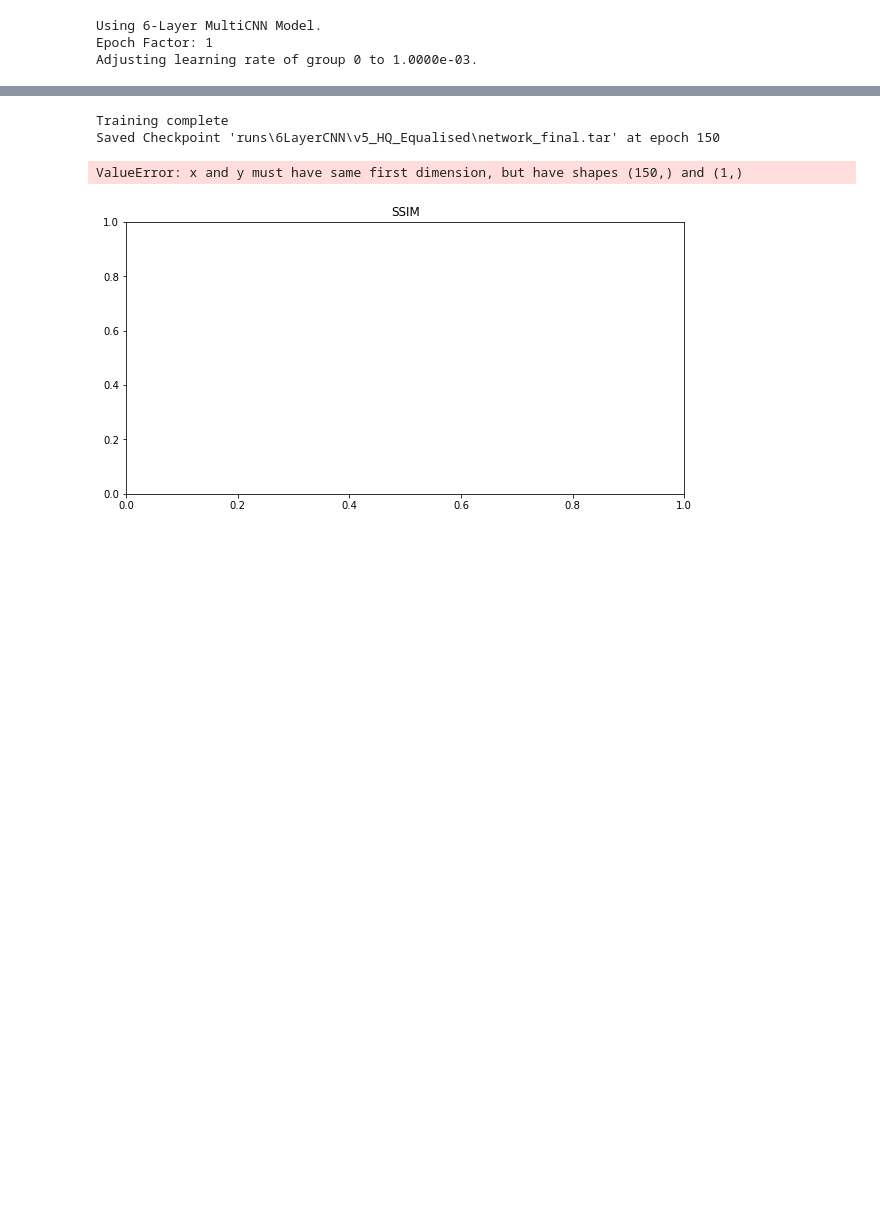
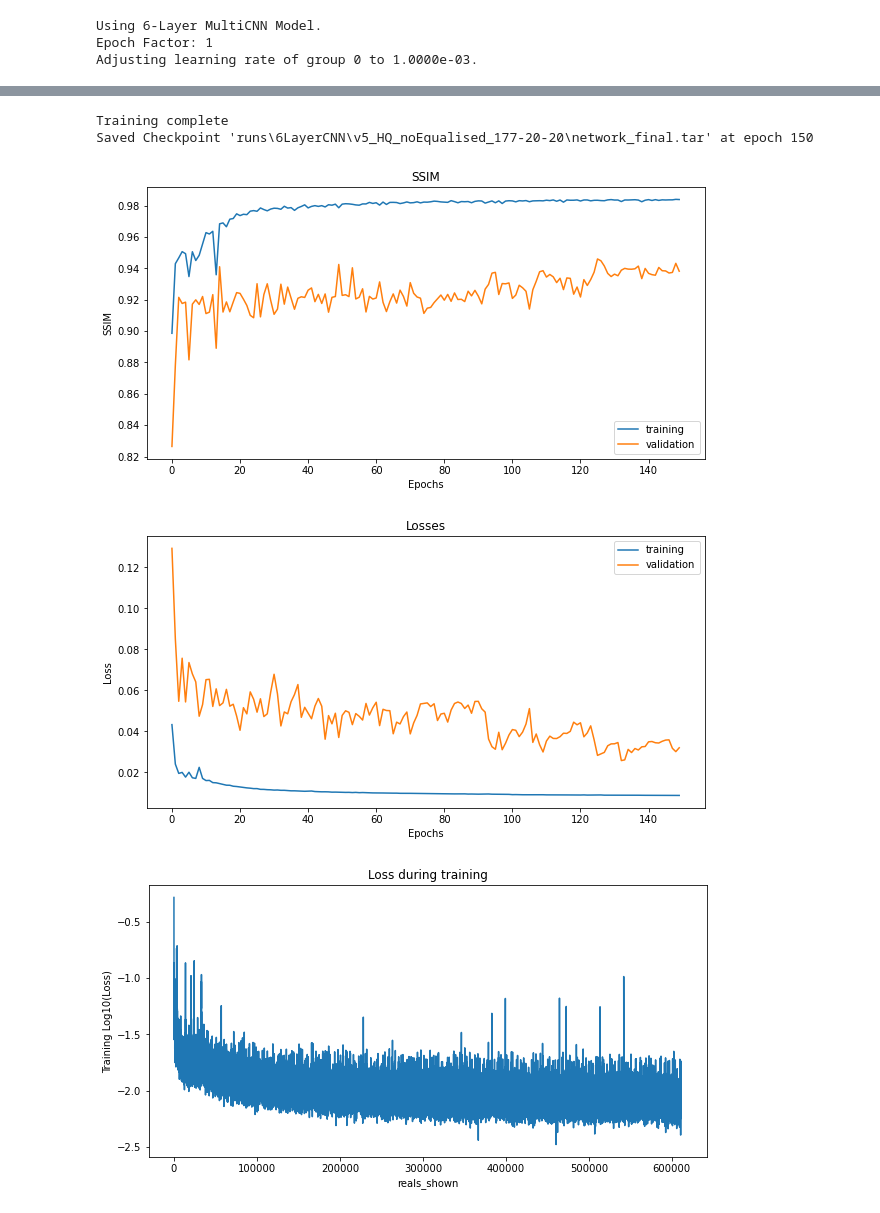
Before and after one commit to danielnflam/Deep-Learning-Models-for-bone-suppression-in-chest-radiographs, a Jupyter notebook: main.ipynb, the cells around one changed output, grey strips where cells are left out. Cells and saved outputs as stored; diff of their text form; code cells hidden in the pictures; blank space fills up the shorter version.

```diff
--- a/main.ipynb
+++ b/main.ipynb
@@ -23,14 +23,14 @@ flag_load_previous_save = False
 # Input Directories
 #data_BSE = "D:/data/JSRT/BSE_JSRT"
 #data_normal = "D:/data/JSRT/JSRT"
-data_BSE = "G:/DanielLam/JSRT/HQ_JSRT_and_BSE-JSRT/train_augmented_Equalise/suppressed/"
-data_normal = "G:/DanielLam/JSRT/HQ_JSRT_and_BSE-JSRT/train_augmented_Equalise/normal/"
+data_BSE = "G:/DanielLam/JSRT/HQ_JSRT_and_BSE-JSRT/177-20-20 split/train_augmented_noEqualise/suppressed/"
+data_normal = "G:/DanielLam/JSRT/HQ_JSRT_and_BSE-JSRT/177-20-20 split/train_augmented_noEqualise/normal/"
 
-data_val_normal = 'G:/DanielLam/JSRT/HQ_JSRT_and_BSE-JSRT/validate/normal'
-data_val_BSE = 'G:/DanielLam/JSRT/HQ_JSRT_and_BSE-JSRT/validate/suppressed/'
+data_val_normal = 'G:/DanielLam/JSRT/HQ_JSRT_and_BSE-JSRT/177-20-20 split/validate/normal'
+data_val_BSE = 'G:/DanielLam/JSRT/HQ_JSRT_and_BSE-JSRT/177-20-20 split/validate/suppressed/'
 
 # Save directories:
-output_save_directory = Path("./runs/6LayerCNN/v5_HQ_Equalised")
+output_save_directory = Path("./runs/6LayerCNN/v5_HQ_noEqualised_177-20-20")
 output_save_directory.mkdir(parents=True, exist_ok=True)
 PATH_SAVE_NETWORK_INTERMEDIATE = os.path.join(output_save_directory, 'network_intermediate.tar' )
 PATH_SAVE_NETWORK = os.path.join(output_save_directory, 'network_final.pt')
@@ -95,7 +95,7 @@ ds_training = datasets.JSRT_CXR(data_normal, data_BSE,
                       )
 ds_val = datasets.JSRT_CXR(data_val_normal, data_val_BSE,
                          transform=tvtransforms.Compose([
-                             custom_transforms.HistogramEqualisation(discriminator_keys_images),
+                             #custom_transforms.HistogramEqualisation(discriminator_keys_images),
                              custom_transforms.Resize(discriminator_keys_images, image_spatial_size),
                              custom_transforms.ToTensor(discriminator_keys_images),
                              ])
@@ -224,7 +224,7 @@ for epoch in range(start_epoch, total_num_epochs):
             with torch.no_grad():
                 val_cleaned = net(fixed_val_sample["source"].to(device)).detach().cpu()
             print("Printing to img_list")
-            img_list.append(vutils.make_grid(val_cleaned, padding=2, normalize=True))
+            img_list.append(vutils.make_grid(val_cleaned[0:1,0:1,:], padding=2, normalize=True))
         iters +=1
         if flag_debug and iters>=10:
             flag_break = True
@@ -346,13 +346,14 @@ torch.save({
             'loss': loss,
             'scheduler_state_dict': scheduler.state_dict(),
             'reals_shown': reals_shown_now
-            }, PATH_SAVE_NETWORK_INTERMEDIATE)
+            }, PATH_SAVE_NETWORK_FINAL)
 print("Saved Checkpoint '{}' at epoch {}".format(PATH_SAVE_NETWORK_FINAL, epoch+1))
 # %% [output]
 Training complete
-Saved Checkpoint 'runs\6LayerCNN\v5_HQ_Equalised\network_final.tar' at epoch 150
+Saved Checkpoint 'runs\6LayerCNN\v5_HQ_noEqualised_177-20-20\network_final.tar' at epoch 150
 # %%
 %matplotlib inline
+import math
 current_date=datetime.datetime.today().strftime('%Y-%m-%d')
 
 # Accuracy
@@ -380,9 +381,9 @@ if not flag_debug:
 # Loss for training
 plt.figure(figsize=(10,5))
 plt.title("Loss during training")
-plt.plot(reals_shown, training_loss_list)
+plt.plot(reals_shown, [math.log10(y) for y in training_loss_list])
 plt.xlabel("reals_shown")
-plt.ylabel("Training Loss")
+plt.ylabel("Training Log10(Loss)")
 if not flag_debug:
     plt.savefig(os.path.join(output_save_directory, current_date + "_training_loss"+".png"))
 
@@ -396,37 +397,38 @@ with torch.no_grad():
     net = net.cpu()
     output_image = net(input_image[0:1,:,:,:]).detach().cpu()
     output_images = vutils.make_grid(output_image, padding=2, normalize=True)
-print(str(torch.max(output_images)) + "," + str(torch.min(output_images)))
+#print(str(torch.max(output_images)) + "," + str(torch.min(output_images)))
 plt.figure(1)
 fig, ax = plt.subplots(1,3, figsize=(15,15))
 ax[0].imshow(np.transpose(input_images, (1,2,0)), vmin=0, vmax=1)
 ax[0].set_title("Source")
 ax[0].axis("off")
 ax[1].imshow(np.transpose(output_images, (1,2,0)), vmin=0, vmax=1)
 ax[1].set_title("Suppressed")
 ax[1].axis("off")
 ax[2].imshow(np.transpose(target_images, (1,2,0)), vmin=0, vmax=1)
 ax[2].set_title("Ideal Bone-suppressed")
 ax[2].axis("off")
 plt.show
 if not flag_debug:
     plt.savefig(os.path.join(output_save_directory, current_date + "_validation_ComparisonImages"+".png"))
 
 # ANIMATED VALIDATION IMAGE
 fig = plt.figure(figsize=(8,8))
 ax = fig.add_subplot(111)
 plt.axis("off")
 ims = []
 training_ims_shown = []
 for i, im in enumerate(img_list):
     if i % 50 == 0:  # controls how many images are printed into the animation
         training_ims_shown = i*(100*_batch_size)
         frame = ax.imshow(np.transpose(im,(1,2,0)))
         t = ax.annotate("Reals shown: {}".format(training_ims_shown), (0.5,1.02), xycoords="axes fraction")
         ims.append([frame, t])
 ani = animation.ArtistAnimation(fig, ims, interval=200, repeat_delay=1000, blit=True)
 if not flag_debug:
     ani.save(os.path.join(output_save_directory, current_date+"_animation.mp4"), dpi=300)
 # %% [output]
-ValueError: x and y must have same first dimension, but have shapes (150,) and (1,)
-[figure, old version]
+[figure, new version]
+[figure, added]
+[figure, added]
```
Also changed, not shown: parts of 4 cells of this notebook, 1 other file.
